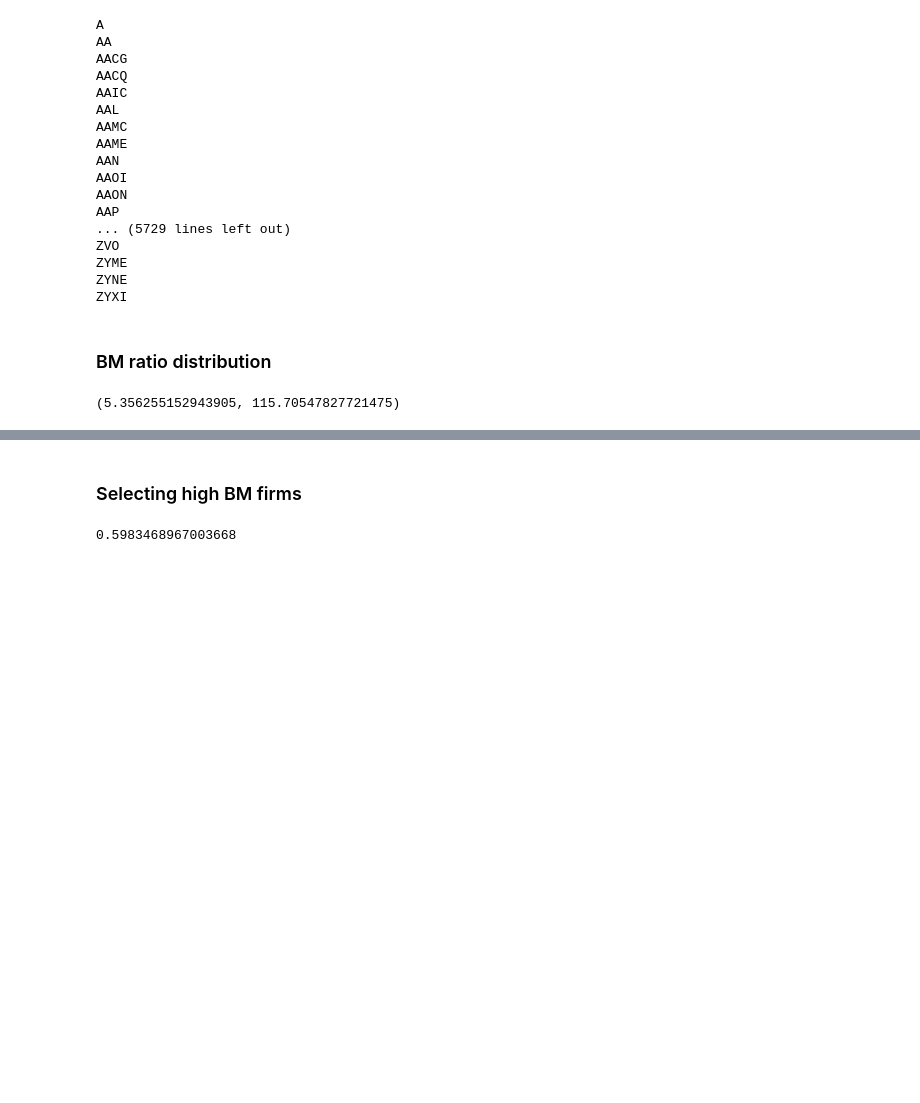
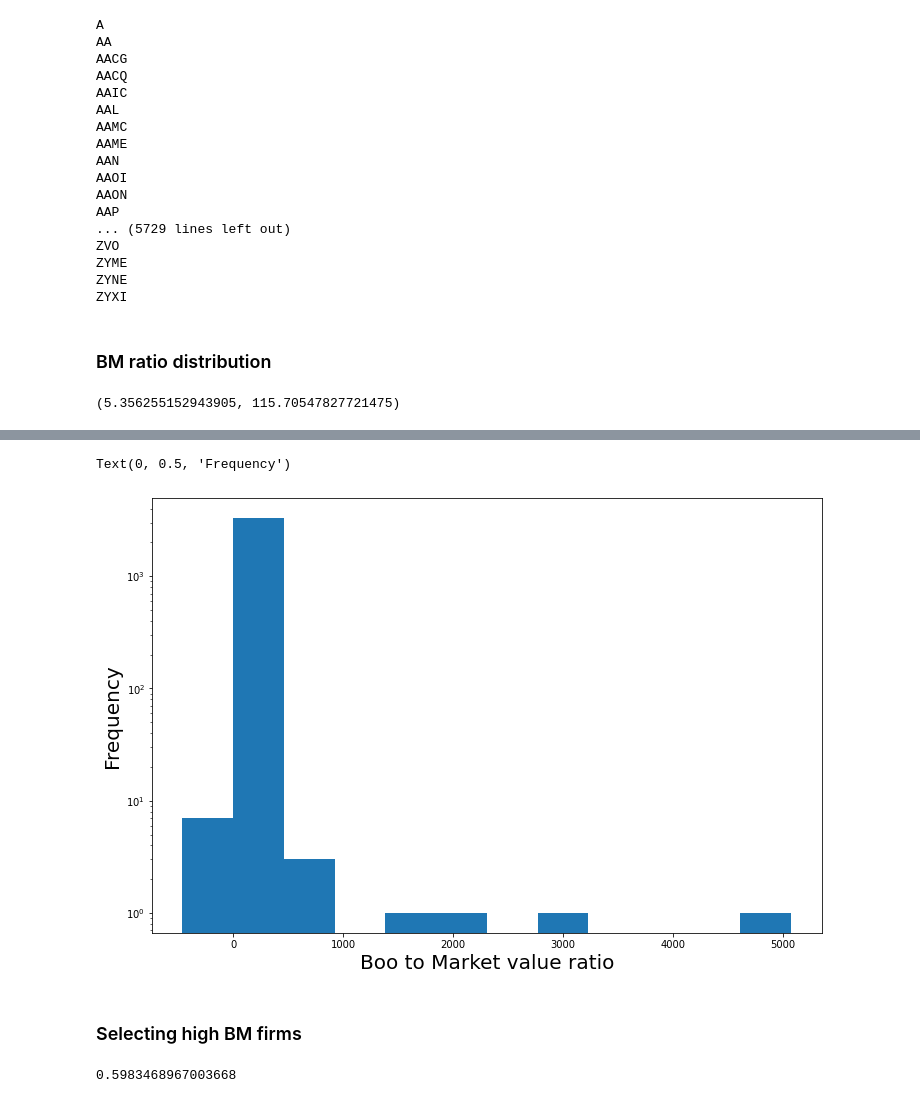
Before and after one commit to lakhchaurakiran/Advanced_Trading_Algorithms_Implementation, a Jupyter notebook: Piotroski_F-Score_Trading_Strategy_Implementation.ipynb, the cells around one changed output, grey strips where cells are left out. Drawn from its saved outputs; the diff is of its cells as text; code cells hidden in the pictures; blank space fills up the shorter version.

Commit message:
Removed plotly plot

```diff
--- a/Piotroski_F-Score_Trading_Strategy_Implementation.ipynb
+++ b/Piotroski_F-Score_Trading_Strategy_Implementation.ipynb
@@ -306,5 +306,9 @@ np.mean(list(B2M_dict.values())), np.std(list(B2M_dict.values()))
 B2M_values = list(B2M_dict.values())
 # %%
 # plotting the histogram of the book to market value ratios
-px.histogram(x=B2M_dict.values(),log_y=True, nbins=12, labels={'x':'Book to Market value ratio', 'y':'Count'})
+#px.histogram(x=B2M_dict.values(),log_y=True, nbins=12, labels={'x':'Book to Market value ratio', 'y':'Count'})
+fig, ax = plt.subplots(figsize=(12,8))
+ax.hist(B2M_values,bins=12, log=True)
+ax.set_xlabel('Boo to Market value ratio', fontsize=20)
+ax.set_ylabel('Frequency', fontsize=20)
 # %% [output]
@@ -312,3 +315,5 @@ px.histogram(x=B2M_dict.values(),log_y=True, nbins=12, labels={'x':'Book to Mark
+Text(0, 0.5, 'Frequency')
+[figure, added]
 # %% [markdown]
 ### Selecting high BM firms
 # %%
```
Also changed, not shown: parts of 1 cell of this notebook, 2 other files.
